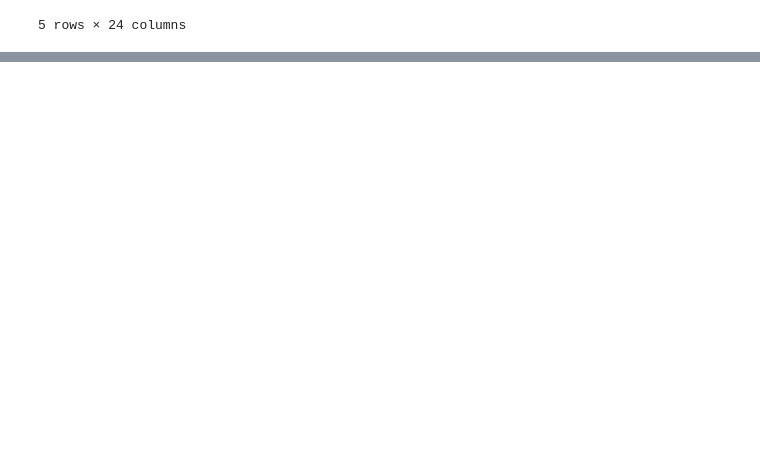
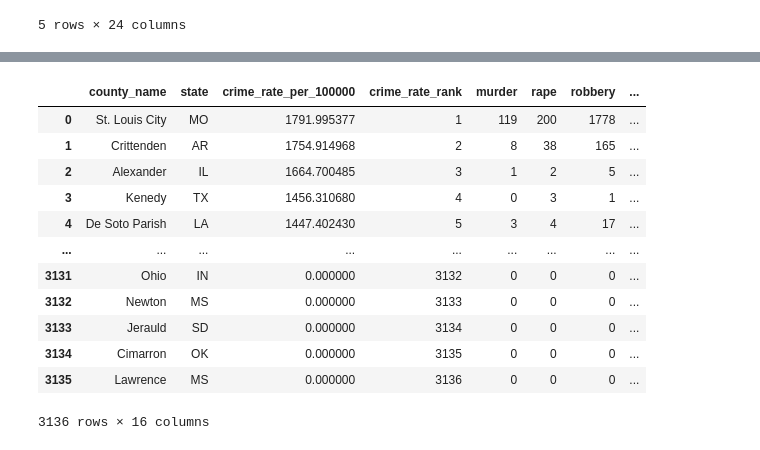
Before and after one commit to mattapallisravya/Web_visualizations_Project3, a Jupyter notebook: crime_counties.ipynb, the cells around one changed output, grey strips where cells are left out. Saved outputs shown, nothing was run; the diff lists cells and outputs as text; code cells hidden in the pictures; blank space fills up the shorter version.

```diff
--- a/crime_counties.ipynb
+++ b/crime_counties.ipynb
@@ -80,0 +106,5 @@ crime_counties_df
+# %%
+crime_counties_df['county_name']= crime_counties_df['county_name'].str.split(',').str[0]
+crime_counties_df['county_name']= crime_counties_df['county_name'].str.replace('County','')
+
+crime_counties_df.head()
@@ -80,0 +118,19 @@ crime_counties_df
+# %%
+crime_counties_df['county_name']= crime_counties_df['county_name'].str.replace('Borough','')
+crime_counties_df['county_name']= crime_counties_df['county_name'].str.title()
+
+crime_counties_df
+# %% [output]
+|  | county_name | state | crime_rate_per_100000 | crime_rate_rank | murder | rape | robbery | ... |
+| 0 | St. Louis City | MO | 1791.995377 | 1 | 119 | 200 | 1778 | ... |
+| 1 | Crittenden | AR | 1754.914968 | 2 | 8 | 38 | 165 | ... |
+| 2 | Alexander | IL | 1664.700485 | 3 | 1 | 2 | 5 | ... |
+| 3 | Kenedy | TX | 1456.310680 | 4 | 0 | 3 | 1 | ... |
+| 4 | De Soto Parish | LA | 1447.402430 | 5 | 3 | 4 | 17 | ... |
+| ... | ... | ... | ... | ... | ... | ... | ... | ... |
+| 3131 | Ohio | IN | 0.000000 | 3132 | 0 | 0 | 0 | ... |
+| 3132 | Newton | MS | 0.000000 | 3133 | 0 | 0 | 0 | ... |
+| 3133 | Jerauld | SD | 0.000000 | 3134 | 0 | 0 | 0 | ... |
+| 3134 | Cimarron | OK | 0.000000 | 3135 | 0 | 0 | 0 | ... |
+| 3135 | Lawrence | MS | 0.000000 | 3136 | 0 | 0 | 0 | ... |
+3136 rows × 16 columns
```
Also changed, not shown: parts of 12 cells of this notebook, 3 other files.
